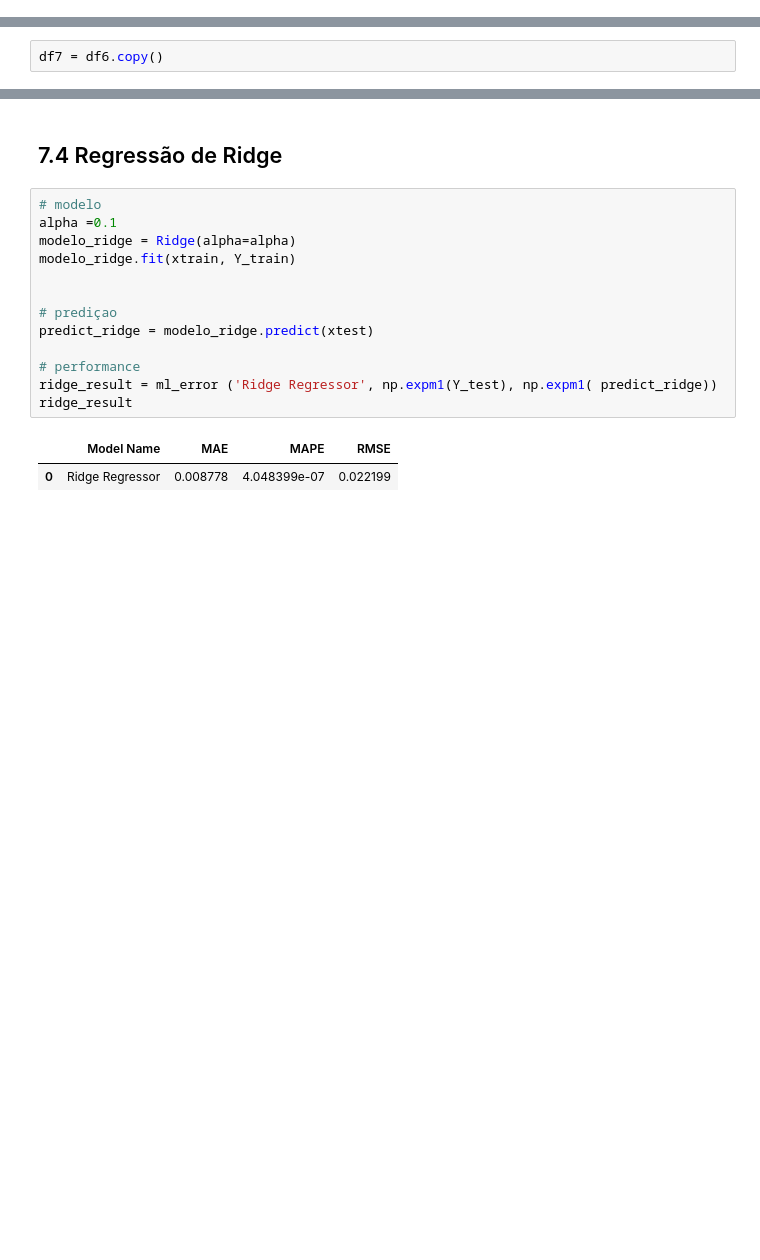
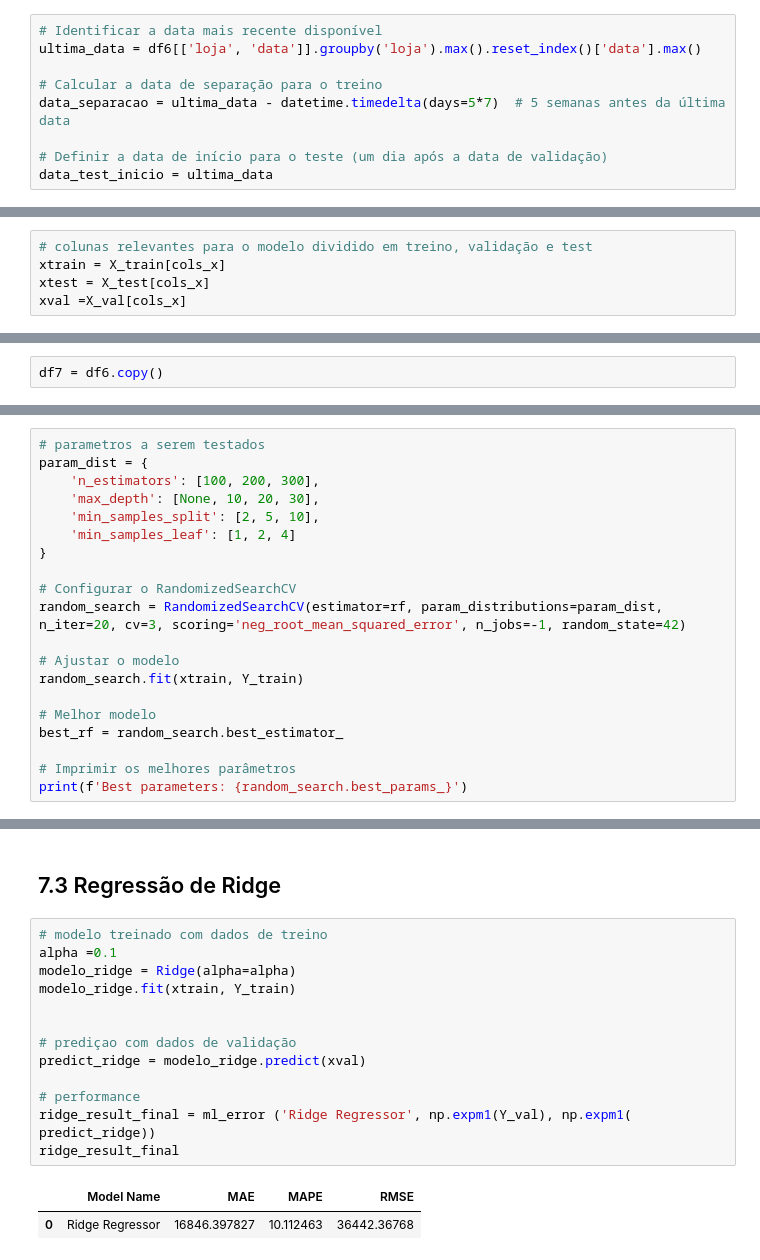
Before and after one commit to TiagoDSL/hackday_7th_edition_comunidade_ds, a Jupyter notebook: 7TH_HackDay.ipynb, the cells around one changed output, grey strips where cells are left out. Drawn from its saved outputs; the diff is of its cells as text; blank space fills up the shorter version.

```diff
--- a/7TH_HackDay.ipynb
+++ b/7TH_HackDay.ipynb
@@ -403,0 +662,9 @@ Timestamp('2023-10-14 00:00:00')
+# %%
+# Identificar a data mais recente disponível
+ultima_data = df6[['loja', 'data']].groupby('loja').max().reset_index()['data'].max()
+
+# Calcular a data de separação para o treino
+data_separacao = ultima_data - datetime.timedelta(days=5*7)  # 5 semanas antes da última data
+
+# Definir a data de início para o teste (um dia após a data de validação)
+data_test_inicio = ultima_data
@@ -426,0 +734,5 @@ Test Max Date: 2023-11-18 00:00:00
+# %%
+# colunas relevantes para o modelo dividido em treino, validação e test
+xtrain = X_train[cols_x]
+xtest = X_test[cols_x]
+xval =X_val[cols_x]
@@ -517,0 +768,20 @@ rf_result
+# %%
+# parametros a serem testados
+param_dist = {
+    'n_estimators': [100, 200, 300],
+    'max_depth': [None, 10, 20, 30],
+    'min_samples_split': [2, 5, 10],
+    'min_samples_leaf': [1, 2, 4]
+}
+
+# Configurar o RandomizedSearchCV
+random_search = RandomizedSearchCV(estimator=rf, param_distributions=param_dist, n_iter=20, cv=3, scoring='neg_root_mean_squared_error', n_jobs=-1, random_state=42)
+
+# Ajustar o modelo
+random_search.fit(xtrain, Y_train)
+
+# Melhor modelo
+best_rf = random_search.best_estimator_
+
+# Imprimir os melhores parâmetros
+print(f'Best parameters: {random_search.best_params_}')
@@ -533,18 +842,18 @@ lrr_result
 # %% [markdown]
-## 7.4 Regressão de Ridge
+## 7.3 Regressão de Ridge
 # %%
-# modelo
+# modelo treinado com dados de treino
 alpha =0.1
 modelo_ridge = Ridge(alpha=alpha)
 modelo_ridge.fit(xtrain, Y_train)
 
 
-# prediçao
-predict_ridge = modelo_ridge.predict(xtest)
+# prediçao com dados de validação
+predict_ridge = modelo_ridge.predict(xval)
 
 # performance
-ridge_result = ml_error ('Ridge Regressor', np.expm1(Y_test), np.expm1( predict_ridge))
-ridge_result
+ridge_result_final = ml_error ('Ridge Regressor', np.expm1(Y_val), np.expm1( predict_ridge))
+ridge_result_final
 # %% [output]
 |  | Model Name | MAE | MAPE | RMSE |
-| 0 | Ridge Regressor | 0.008778 | 4.048399e-07 | 0.022199 |
+| 0 | Ridge Regressor | 16846.397827 | 10.112463 | 36442.36768 |
```
Also changed, not shown: parts of 62 cells of this notebook, 1 other file.
